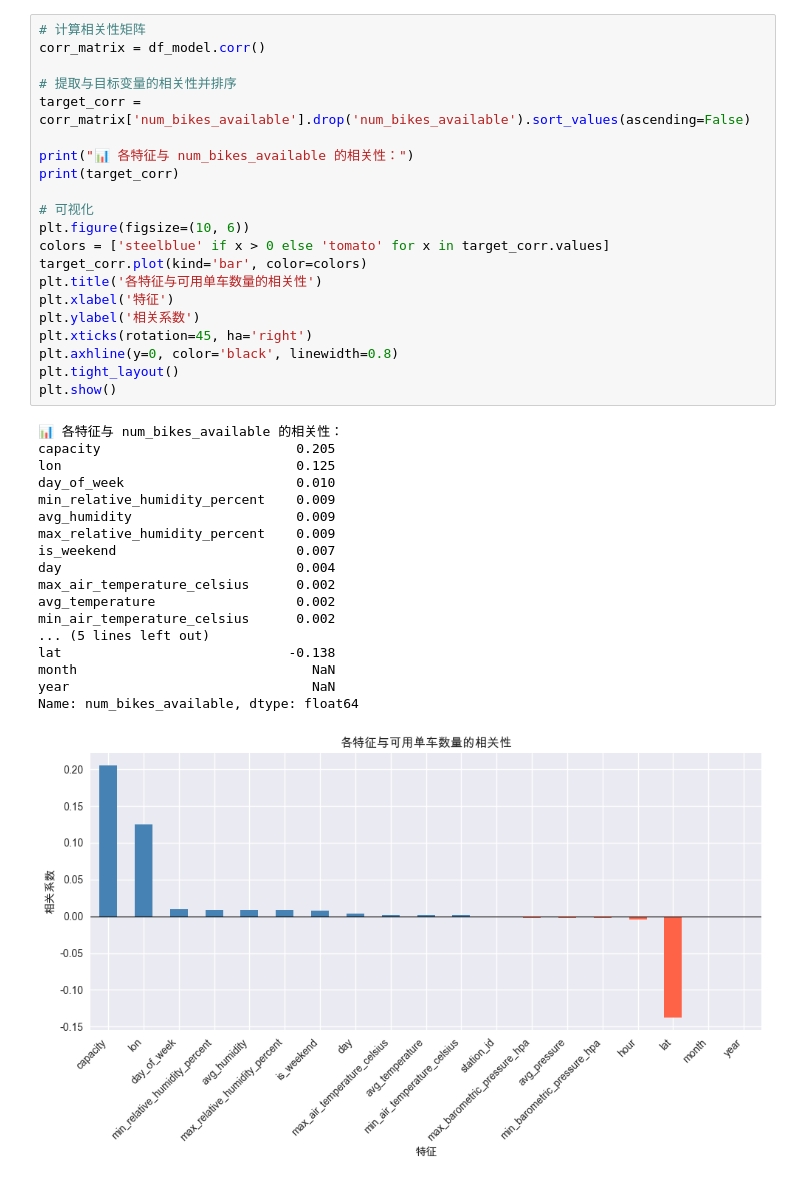
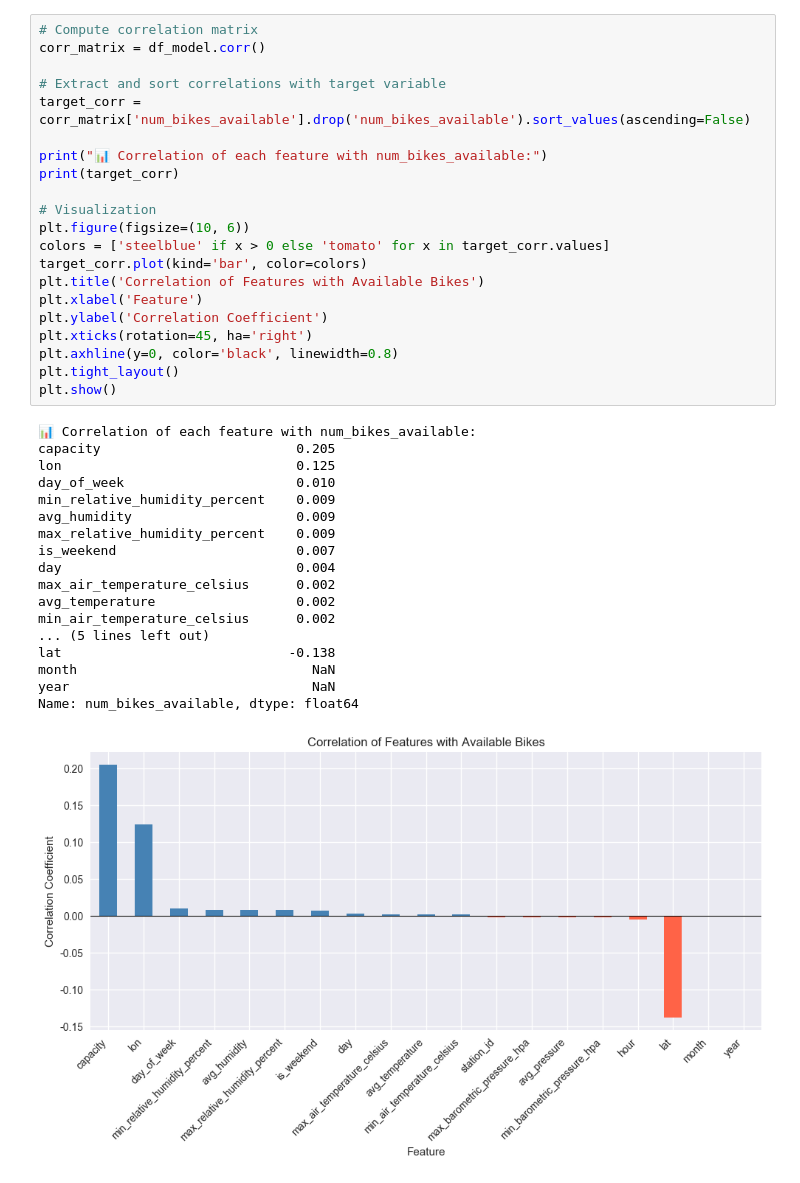
Before and after one commit to ucdse/flask-app, a Jupyter notebook: machine_learning/ml.ipynb, the cells around one changed output. Drawn from its saved outputs; the diff is of its cells as text.

```diff
--- a/machine_learning/ml.ipynb
+++ b/machine_learning/ml.ipynb
@@ -289,41 +289,41 @@ max          6.000       1.000           14.630        98.850      1035.775
 # %%
-# 计算相关性矩阵
+# Compute correlation matrix
 corr_matrix = df_model.corr()
 
-# 提取与目标变量的相关性并排序
+# Extract and sort correlations with target variable
 target_corr = corr_matrix['num_bikes_available'].drop('num_bikes_available').sort_values(ascending=False)
 
-print("📊 各特征与 num_bikes_available 的相关性：")
+print("📊 Correlation of each feature with num_bikes_available:")
 print(target_corr)
 
-# 可视化
+# Visualization
 plt.figure(figsize=(10, 6))
 colors = ['steelblue' if x > 0 else 'tomato' for x in target_corr.values]
 target_corr.plot(kind='bar', color=colors)
-plt.title('各特征与可用单车数量的相关性')
-plt.xlabel('特征')
-plt.ylabel('相关系数')
+plt.title('Correlation of Features with Available Bikes')
+plt.xlabel('Feature')
+plt.ylabel('Correlation Coefficient')
 plt.xticks(rotation=45, ha='right')
 plt.axhline(y=0, color='black', linewidth=0.8)
 plt.tight_layout()
 plt.show()
 # %% [output]
-📊 各特征与 num_bikes_available 的相关性：
+📊 Correlation of each feature with num_bikes_available:
 capacity                         0.205
 lon                              0.125
 day_of_week                      0.010
 min_relative_humidity_percent    0.009
 avg_humidity                     0.009
 max_relative_humidity_percent    0.009
 is_weekend                       0.007
 day                              0.004
 max_air_temperature_celsius      0.002
 avg_temperature                  0.002
 min_air_temperature_celsius      0.002
 ... (5 lines left out)
 lat                             -0.138
 month                              NaN
 year                               NaN
 Name: num_bikes_available, dtype: float64
-[figure, old version]
+[figure, new version]
 # %%
```
Also changed, not shown: parts of 25 cells of this notebook, 2 other files.
